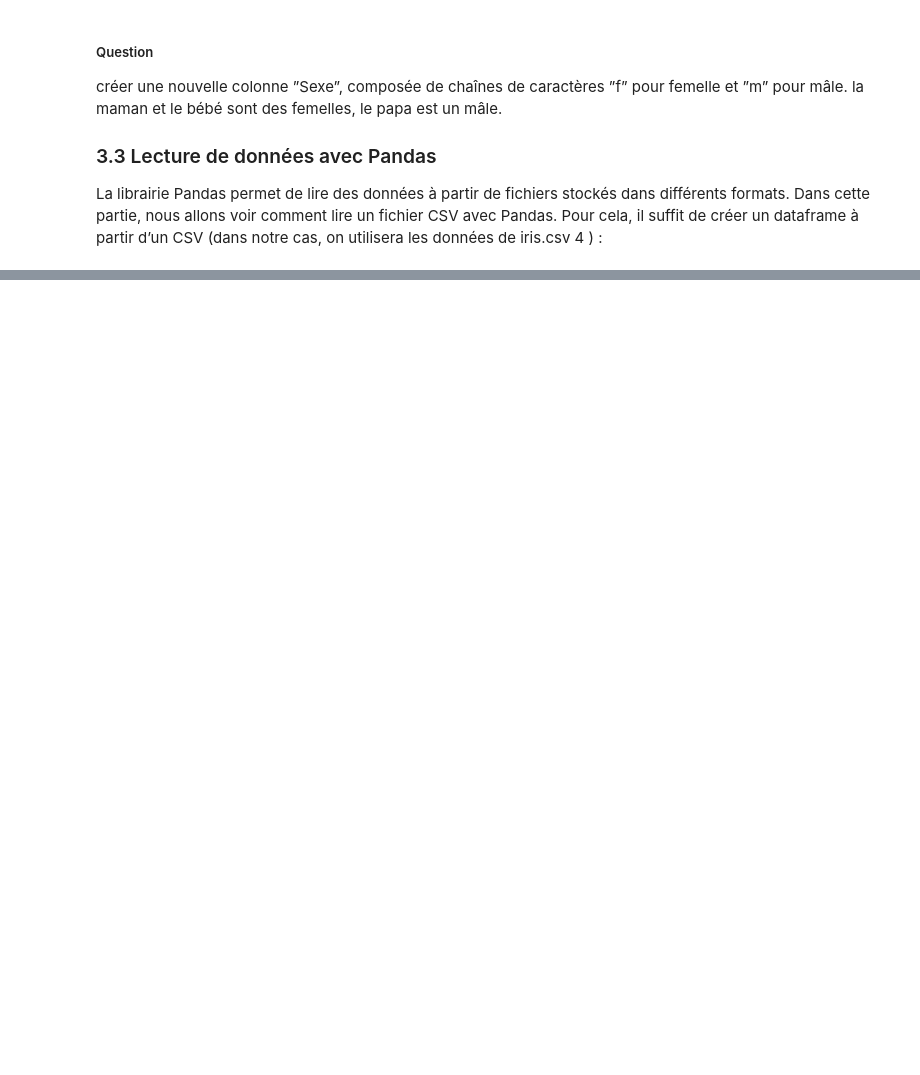
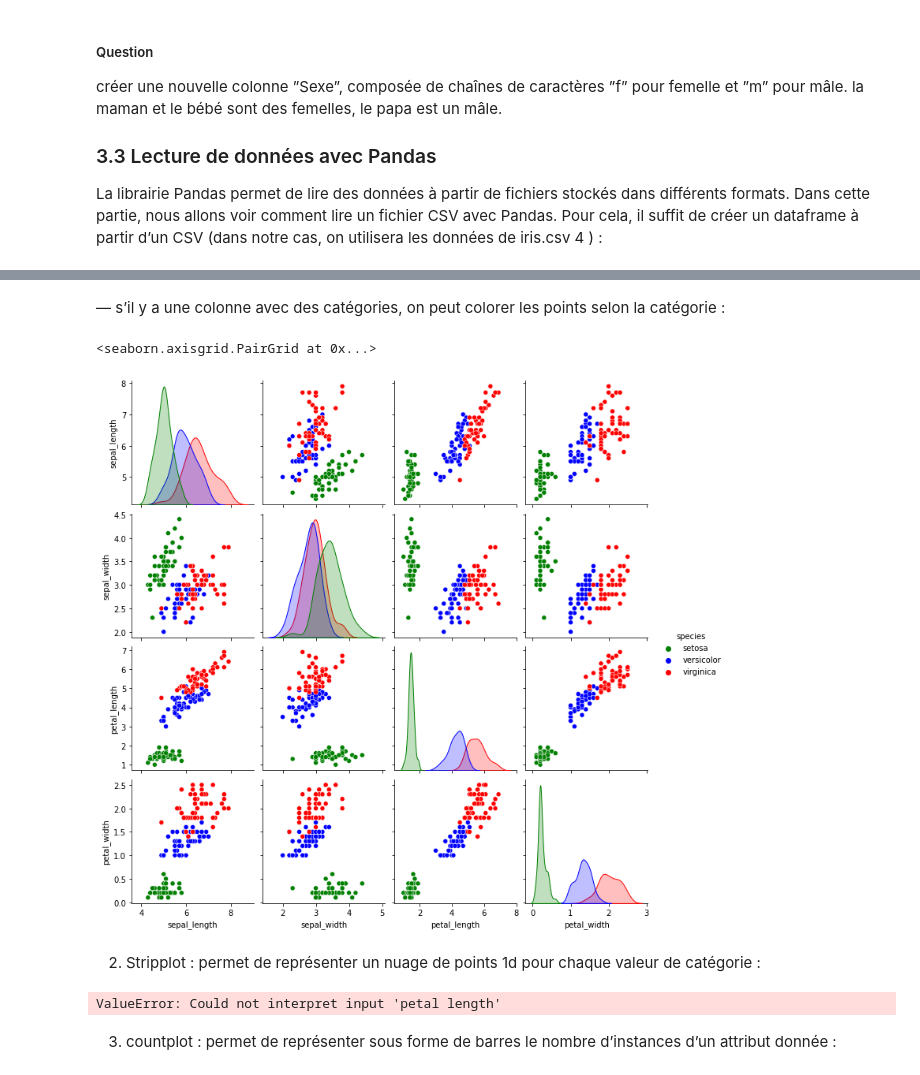
Before and after one commit to Xabibax/fouille_de_donnees_td_tp, a Jupyter notebook: tp1.ipynb, the cells around one changed output, grey strips where cells are left out. Cells and saved outputs as stored; diff of their text form; code cells hidden in the pictures; blank space fills up the shorter version.

```diff
--- a/tp1.ipynb
+++ b/tp1.ipynb
@@ -305,0 +363,16 @@ donnée : sns.countplot(x = 0 species 0 , data = iris df)
+# %% [markdown]
+— s’il y a une colonne avec des catégories, on peut colorer les points selon la catégorie :
+# %%
+sns.pairplot(data = iris_df, hue= 'species' , palette= {'setosa': 'green', 'virginica': 'red', 'versicolor' : 'blue'})
+# %% [output]
+<seaborn.axisgrid.PairGrid at 0x...>
+[figure, added]
+# %% [markdown]
+2. Stripplot : permet de représenter un nuage de points 1d pour chaque valeur de catégorie :
+# %%
+sns.stripplot(x ='species', y='petal length', data = iris_df, jitter= 0.2)
+# %% [output]
+ValueError: Could not interpret input 'petal length'
+# %% [markdown]
+3. countplot : permet de représenter sous forme de barres le nombre d’instances d’un attribut
+donnée :
```
Also changed, not shown: parts of 20 cells of this notebook, 1 other file.
